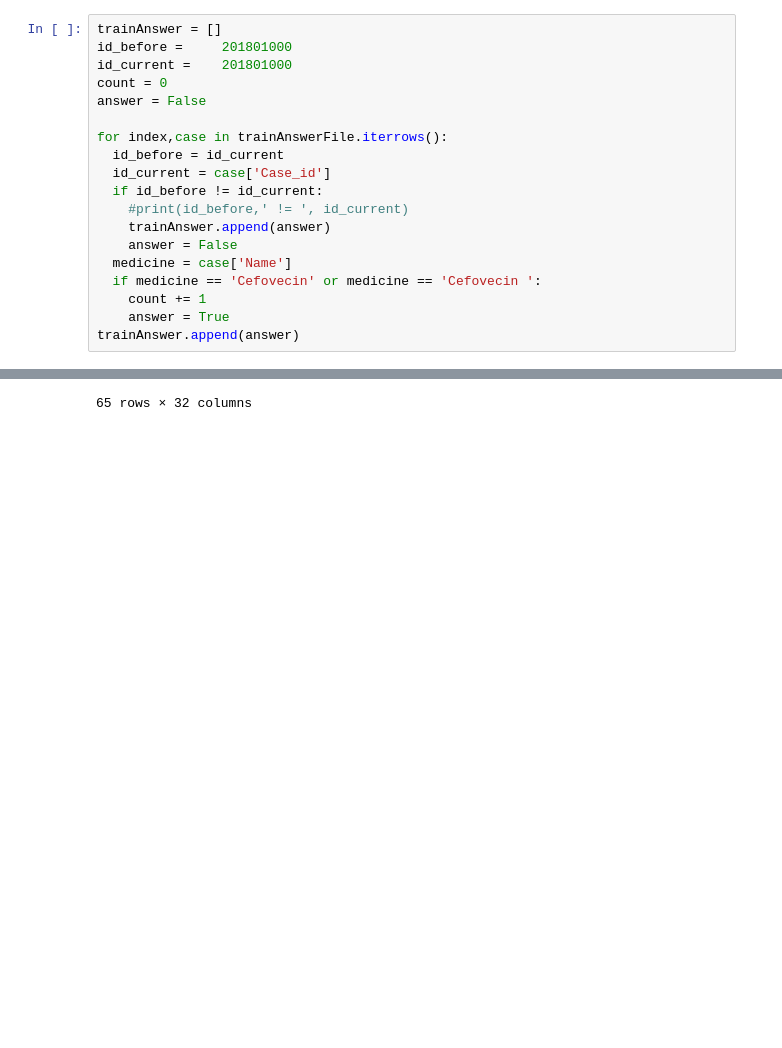
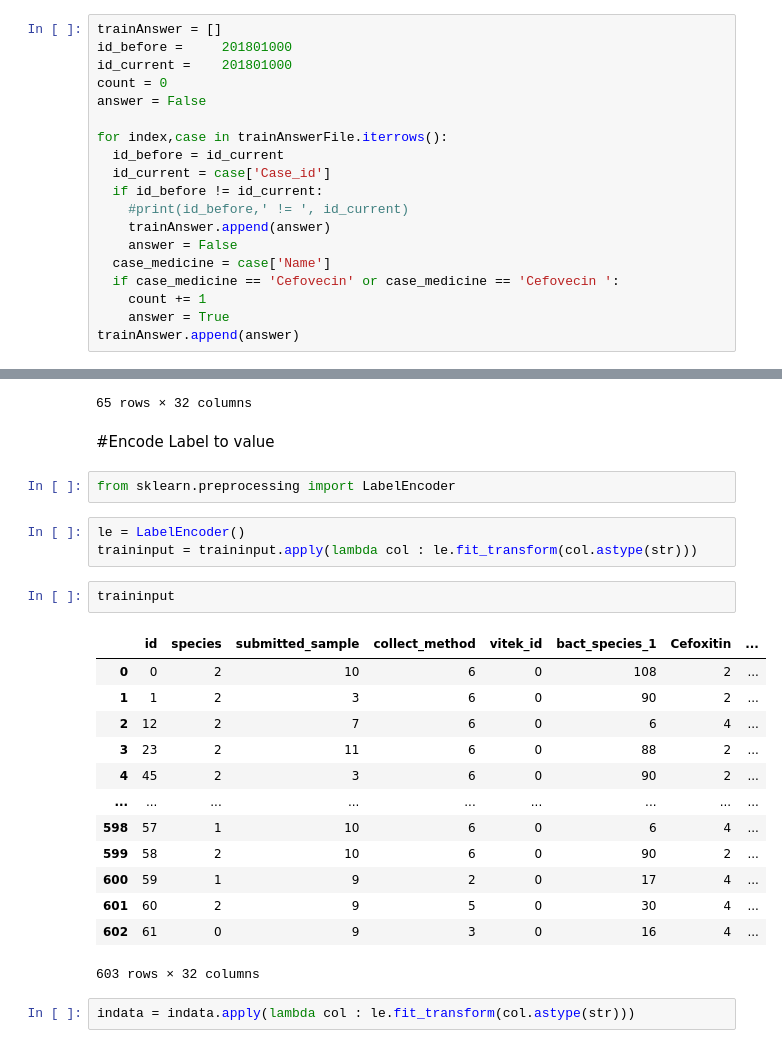
Before and after one commit to taletalesarb/Dog-and-Cat-Lab-test-to-medicine-recommendation, a Jupyter notebook: Cefovecin_decisionTree.ipynb, the cells around one changed output, grey strips where cells are left out. Drawn from its saved outputs; the diff is of its cells as text; blank space fills up the shorter version.

```diff
--- a/Cefovecin_decisionTree.ipynb
+++ b/Cefovecin_decisionTree.ipynb
@@ -52,8 +106,8 @@ for index,case in trainAnswerFile.iterrows():
     #print(id_before,' != ', id_current)
     trainAnswer.append(answer)
     answer = False
-  medicine = case['Name']
-  if medicine == 'Cefovecin' or medicine == 'Cefovecin ':
+  case_medicine = case['Name']
+  if case_medicine == 'Cefovecin' or case_medicine == 'Cefovecin ':
     count += 1
     answer = True
 trainAnswer.append(answer)
@@ -1308,3 +1380,28 @@ indata
 | 63 | 63 | Dog | Urine | cystocentesis | GP | Enterococcus faecium (>105 CFU/ml) | NaN | ... |
 | 64 | 64 | C | Urine | Cystocentesis (เจาะผ่านหน้าท้อง) | GP | Enterococcus faecium (1.2x105 CFU... | NaN | ... |
 65 rows × 32 columns
+# %% [markdown]
+#Encode Label to value
+# %%
+from sklearn.preprocessing import LabelEncoder
+# %%
+le = LabelEncoder()
+traininput = traininput.apply(lambda col : le.fit_transform(col.astype(str)))
+# %%
+traininput
+# %% [output]
+|  | id | species | submitted_sample | collect_method | vitek_id | bact_species_1 | Cefoxitin | ... |
+| 0 | 0 | 2 | 10 | 6 | 0 | 108 | 2 | ... |
+| 1 | 1 | 2 | 3 | 6 | 0 | 90 | 2 | ... |
+| 2 | 12 | 2 | 7 | 6 | 0 | 6 | 4 | ... |
+| 3 | 23 | 2 | 11 | 6 | 0 | 88 | 2 | ... |
+| 4 | 45 | 2 | 3 | 6 | 0 | 90 | 2 | ... |
+| ... | ... | ... | ... | ... | ... | ... | ... | ... |
+| 598 | 57 | 1 | 10 | 6 | 0 | 6 | 4 | ... |
+| 599 | 58 | 2 | 10 | 6 | 0 | 90 | 2 | ... |
+| 600 | 59 | 1 | 9 | 2 | 0 | 17 | 4 | ... |
+| 601 | 60 | 2 | 9 | 5 | 0 | 30 | 4 | ... |
+| 602 | 61 | 0 | 9 | 3 | 0 | 16 | 4 | ... |
+603 rows × 32 columns
+# %%
+indata = indata.apply(lambda col : le.fit_transform(col.astype(str)))
```
Also changed, not shown: parts of 40 cells of this notebook.
